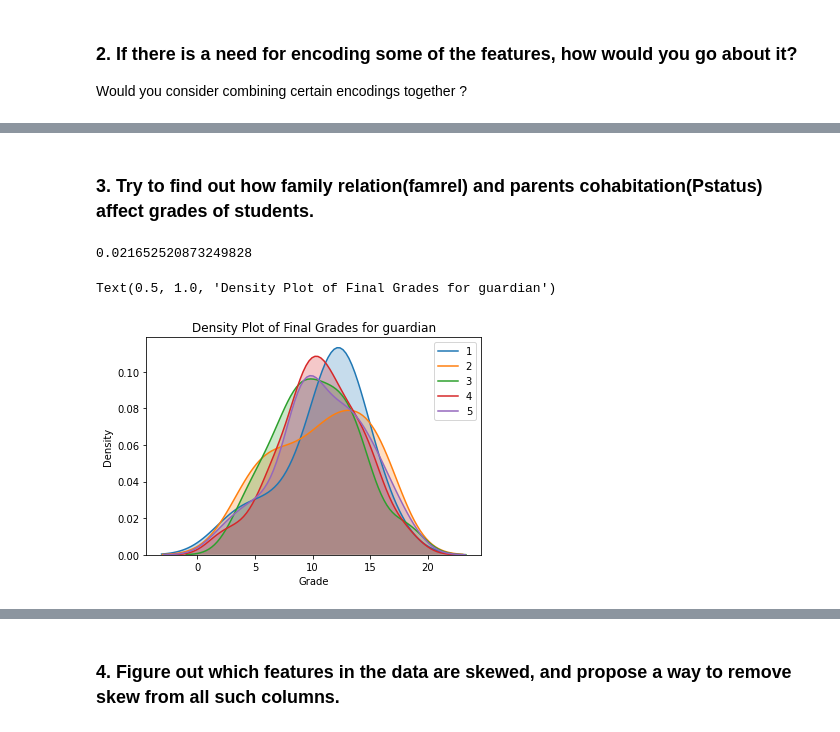
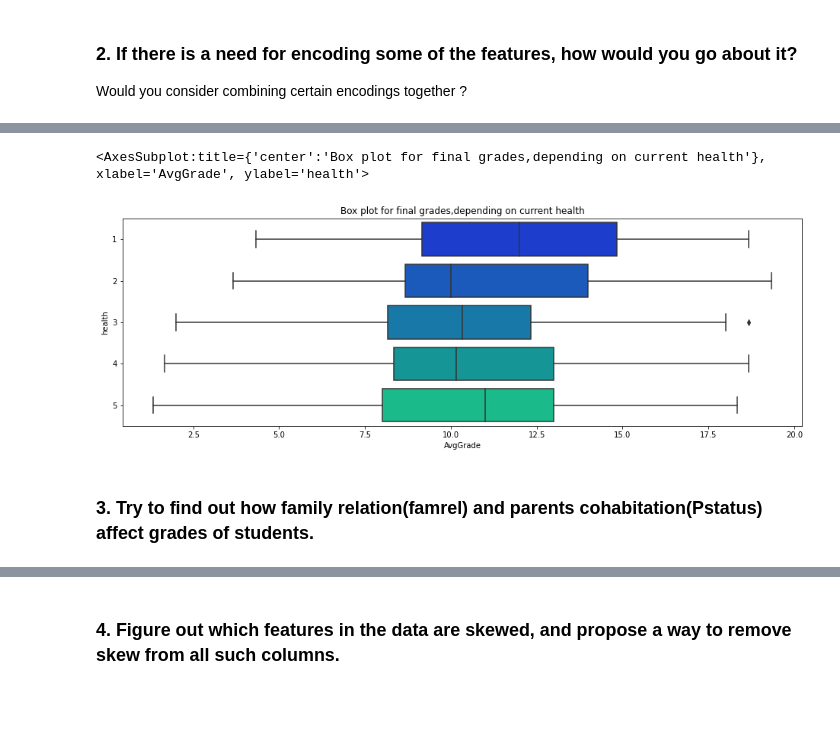
Before and after one commit to komaldadhich007/Assignment1_ML, a Jupyter notebook: Assignment_1.ipynb, the cells around one changed output, grey strips where cells are left out. Saved outputs shown, nothing was run; the diff lists cells and outputs as text; code cells hidden in the pictures; blank space fills up the shorter version.

```diff
--- a/Assignment_1.ipynb
+++ b/Assignment_1.ipynb
@@ -175,26 +156,10 @@ plt.show()
+# %%
+plt.figure(figsize=(16,5))
+plt.title("Box plot for final grades,depending on current health")
+sns.boxplot(y="health", x="AvgGrade", data = alcdata , orient="h", palette = 'winter')
+# %% [output]
+<AxesSubplot:title={'center':'Box plot for final grades,depending on current health'}, xlabel='AvgGrade', ylabel='health'>
+[figure, added]
 # %% [markdown]
 
 ### 3. Try to find out how family relation(famrel) and parents cohabitation(Pstatus) affect grades of students.
-# %%
-alcdata['famrel'].corr(alcdata['AvgGrade'])
-# %% [output]
-0.021652520873249828
-# %%
-# Make one plot for gardian
-sns.kdeplot(alcdata.loc[alcdata['famrel'] == 1, 'AvgGrade'],
-            label = '1', shade = True)
-sns.kdeplot(alcdata.loc[alcdata['famrel'] == 2, 'AvgGrade'],
-            label = '2', shade = True)
-sns.kdeplot(alcdata.loc[alcdata['famrel'] == 3, 'AvgGrade'],
-            label = '3', shade = True)
-sns.kdeplot(alcdata.loc[alcdata['famrel'] == 4, 'AvgGrade'],
-            label = '4', shade = True)
-sns.kdeplot(alcdata.loc[alcdata['famrel'] == 5, 'AvgGrade'],
-            label = '5', shade = True)
-# Add labeling
-plt.xlabel('Grade')
-plt.ylabel('Density')
-plt.title('Density Plot of Final Grades for guardian')
-# %% [output]
-Text(0.5, 1.0, 'Density Plot of Final Grades for guardian')
-[figure, removed]
```
Also changed, not shown: parts of 20 cells of this notebook.
